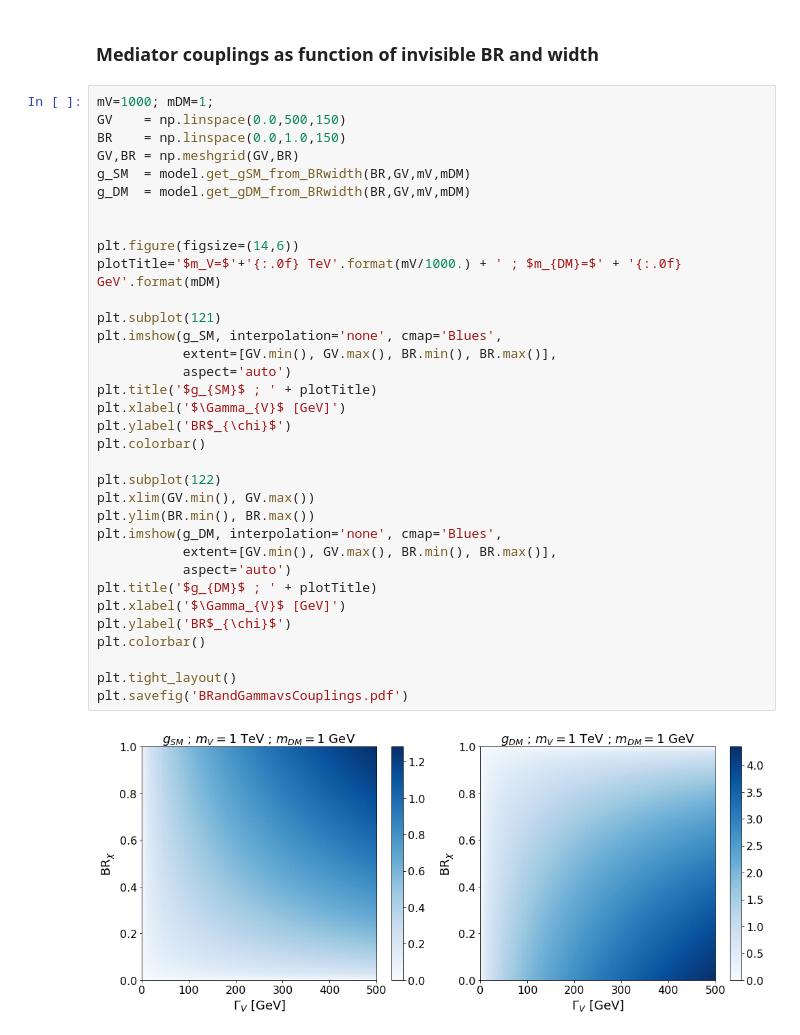
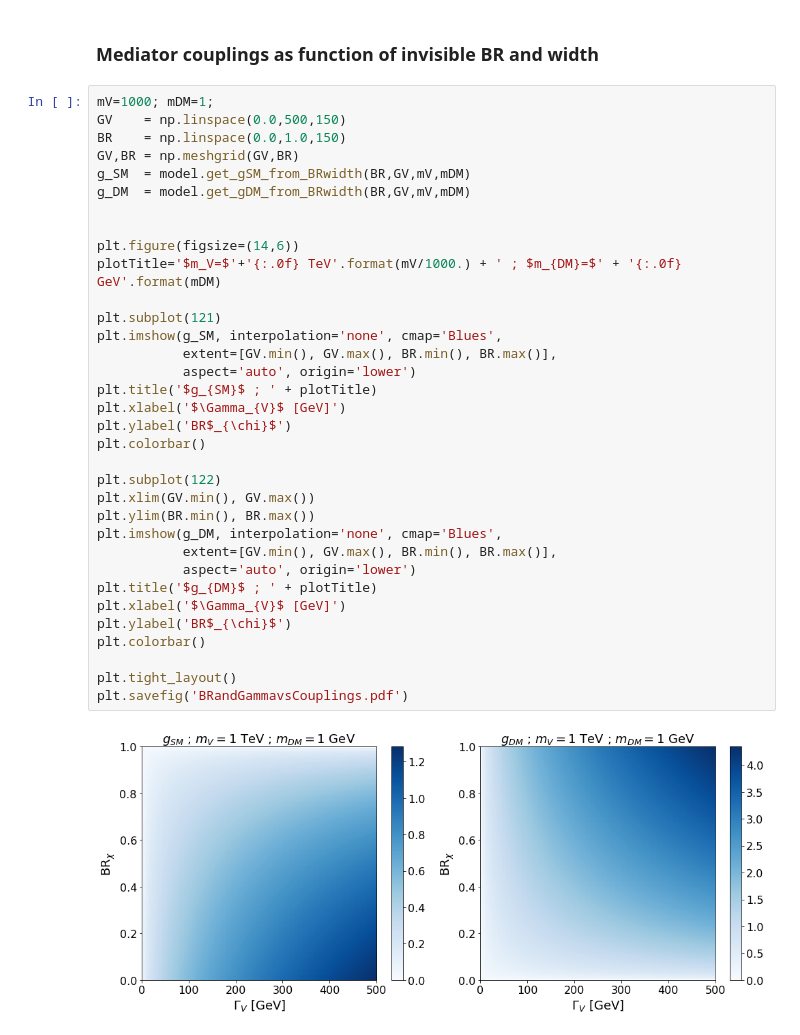
Before and after one commit to rmadar/DMsstopModel, a Jupyter notebook: DarkMatterModelExploration.ipynb, the cells around one changed output. Cells and saved outputs as stored; diff of their text form.

Commit message:
correct the y=-y issue in imshow() using origin='lower' argument

```diff
--- a/DarkMatterModelExploration.ipynb
+++ b/DarkMatterModelExploration.ipynb
@@ -185,33 +179,33 @@ GV    = np.linspace(0.0,500,150)
 BR    = np.linspace(0.0,1.0,150)
 GV,BR = np.meshgrid(GV,BR)
 g_SM  = model.get_gSM_from_BRwidth(BR,GV,mV,mDM)
 g_DM  = model.get_gDM_from_BRwidth(BR,GV,mV,mDM)
 
 
 plt.figure(figsize=(14,6))
 plotTitle='$m_V=$'+'{:.0f} TeV'.format(mV/1000.) + ' ; $m_{DM}=$' + '{:.0f} GeV'.format(mDM)
 
 plt.subplot(121)
 plt.imshow(g_SM, interpolation='none', cmap='Blues',
            extent=[GV.min(), GV.max(), BR.min(), BR.max()],
-           aspect='auto')
+           aspect='auto', origin='lower')
 plt.title('$g_{SM}$ ; ' + plotTitle)
 plt.xlabel('$\Gamma_{V}$ [GeV]')
 plt.ylabel('BR$_{\chi}$')
 plt.colorbar()
 
 plt.subplot(122)
 plt.xlim(GV.min(), GV.max())
 plt.ylim(BR.min(), BR.max())
 plt.imshow(g_DM, interpolation='none', cmap='Blues',
            extent=[GV.min(), GV.max(), BR.min(), BR.max()],
-           aspect='auto')
+           aspect='auto', origin='lower')
 plt.title('$g_{DM}$ ; ' + plotTitle)
 plt.xlabel('$\Gamma_{V}$ [GeV]')
 plt.ylabel('BR$_{\chi}$')
 plt.colorbar()
 
 plt.tight_layout()
 plt.savefig('BRandGammavsCouplings.pdf')
 # %% [output]
-[figure, old version]
+[figure, new version]
```
Also changed, not shown: parts of 3 cells of this notebook.
